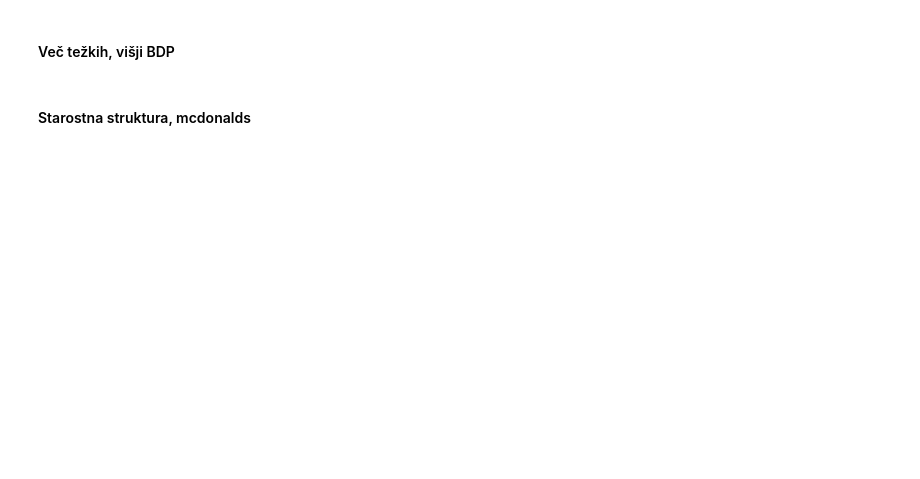
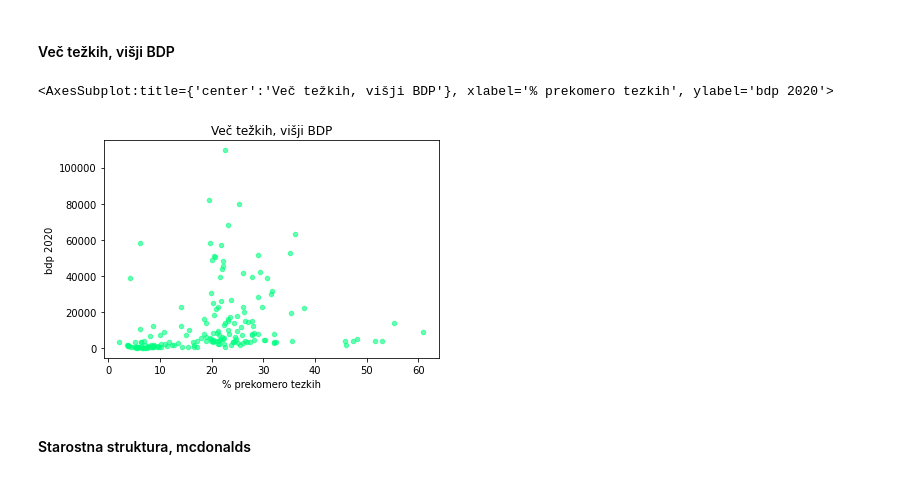
Before and after one commit to zalastopar/Analiza-nekaterih-lastnosti-drzav, a Jupyter notebook: pandas.ipynb, the cells around one changed output. Cells and saved outputs as stored; diff of their text form; code cells hidden in the pictures; blank space fills up the shorter version.

```diff
--- a/pandas.ipynb
+++ b/pandas.ipynb
@@ -35,4 +67,9 @@ drzave
 # %% [markdown]
 #### Več težkih, višji BDP
+# %%
+drzave.plot.scatter('% prekomero tezkih', 'bdp 2020', alpha = 0.6, c = 'springgreen', title = 'Več težkih, višji BDP')
+# %% [output]
+<AxesSubplot:title={'center':'Več težkih, višji BDP'}, xlabel='% prekomero tezkih', ylabel='bdp 2020'>
+[figure, added]
 # %% [markdown]
 #### Starostna struktura, mcdonalds
```
Also changed, not shown: parts of 14 cells of this notebook, 10 other files.
